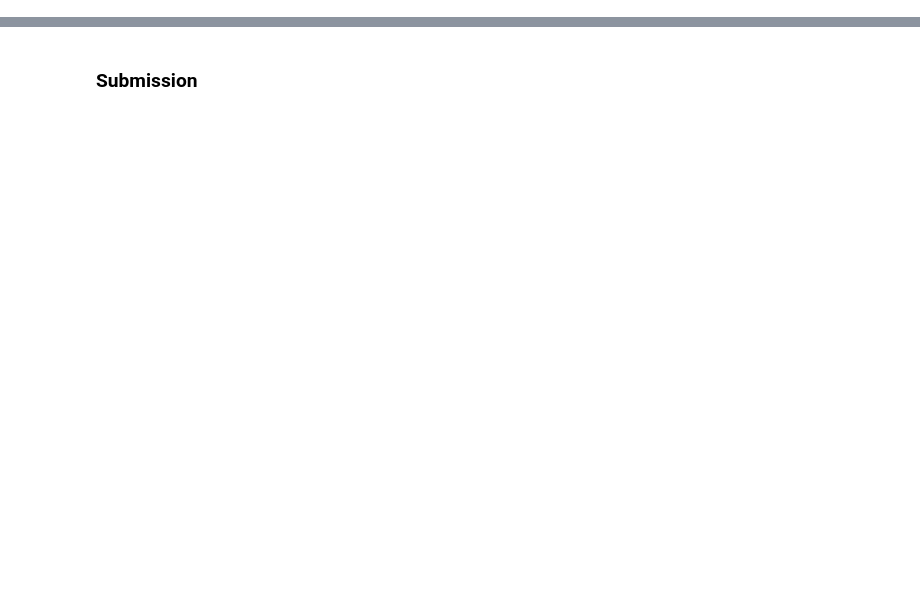
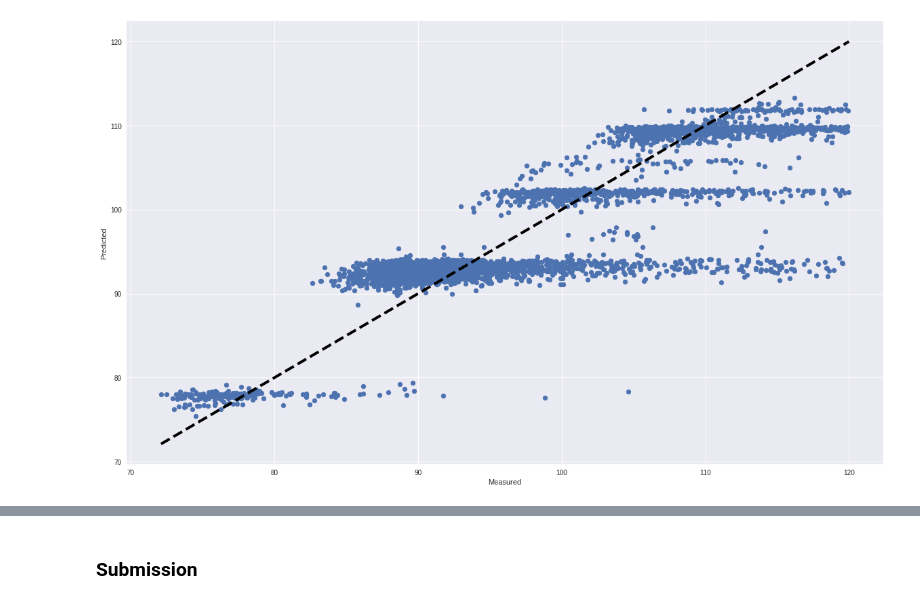
Before and after one commit to jovsa/mercedes-benz-greener-manufacturing, a Jupyter notebook: mercedes-benz-greener-manufacturing/notebooks/initial benchmark.ipynb, the cells around one changed output, grey strips where cells are left out. Saved outputs shown, nothing was run; the diff lists cells and outputs as text; code cells hidden in the pictures; blank space fills up the shorter version.

```diff
--- a/mercedes-benz-greener-manufacturing/notebooks/initial benchmark.ipynb
+++ b/mercedes-benz-greener-manufacturing/notebooks/initial benchmark.ipynb
@@ -117,3 +187,15 @@ plt.show()
+# %%
+majorLocator = MultipleLocator(10)
+fig, ax = plt.subplots(figsize=(20,12))
+ax.scatter( post_analysis['y_true'],  post_analysis['y_pred'])
+ax.plot([ post_analysis['y_true'].min(),  post_analysis['y_true'].max()],
+        [ post_analysis['y_true'].min(),  post_analysis['y_true'].max()], 'k--', lw=4)
+ax.yaxis.set_major_locator(majorLocator)
+ax.set_xlabel('Measured')
+ax.set_ylabel('Predicted')
+plt.show()
+# %% [output]
+[figure, added]
 # %%
 fig, ax = plt.subplots(figsize=(12,100))
 xgb.plot_importance(model, height=0.8, ax=ax, title='Feature importance of blended model')
```
Also changed, not shown: parts of 15 cells of this notebook.
